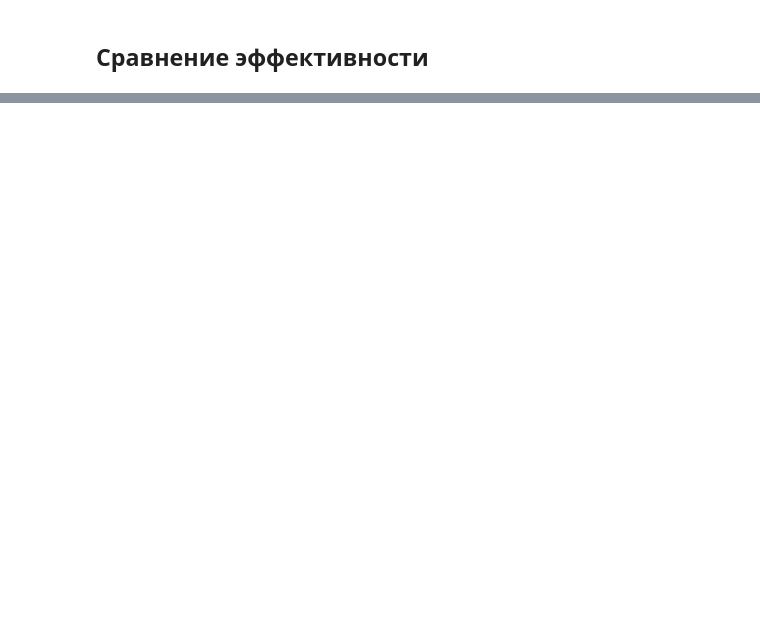
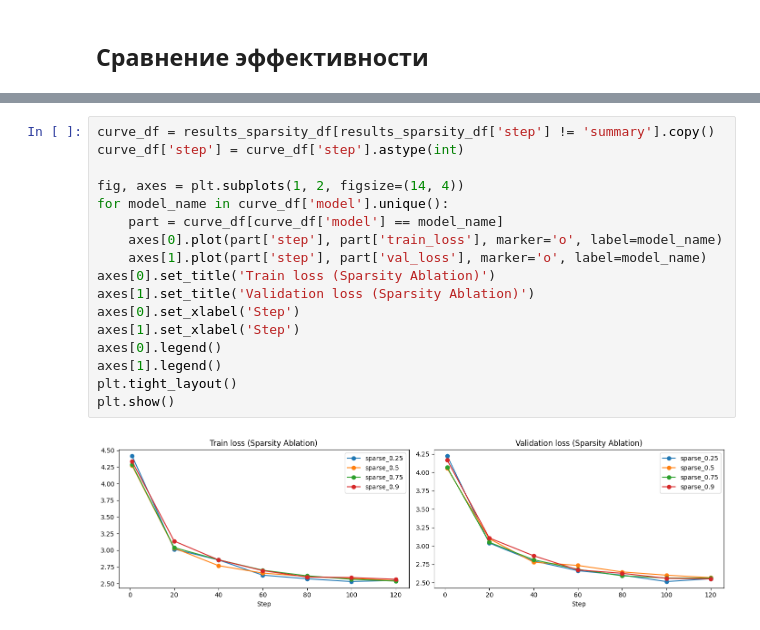
Before and after one commit to letit6E/sparse-gpt-research, a Jupyter notebook: first_experiment_sparse_nanogpt.ipynb, the cells around one changed output, grey strips where cells are left out. Saved outputs shown, nothing was run; the diff lists cells and outputs as text; blank space fills up the shorter version.

```diff
--- a/first_experiment_sparse_nanogpt.ipynb
+++ b/first_experiment_sparse_nanogpt.ipynb
@@ -409,0 +457,19 @@ plt.show()
+# %%
+curve_df = results_sparsity_df[results_sparsity_df['step'] != 'summary'].copy()
+curve_df['step'] = curve_df['step'].astype(int)
+
+fig, axes = plt.subplots(1, 2, figsize=(14, 4))
+for model_name in curve_df['model'].unique():
+    part = curve_df[curve_df['model'] == model_name]
+    axes[0].plot(part['step'], part['train_loss'], marker='o', label=model_name)
+    axes[1].plot(part['step'], part['val_loss'], marker='o', label=model_name)
+axes[0].set_title('Train loss (Sparsity Ablation)')
+axes[1].set_title('Validation loss (Sparsity Ablation)')
+axes[0].set_xlabel('Step')
+axes[1].set_xlabel('Step')
+axes[0].legend()
+axes[1].legend()
+plt.tight_layout()
+plt.show()
+# %% [output]
+[figure, added]
```
Also changed, not shown: parts of 30 cells of this notebook.
